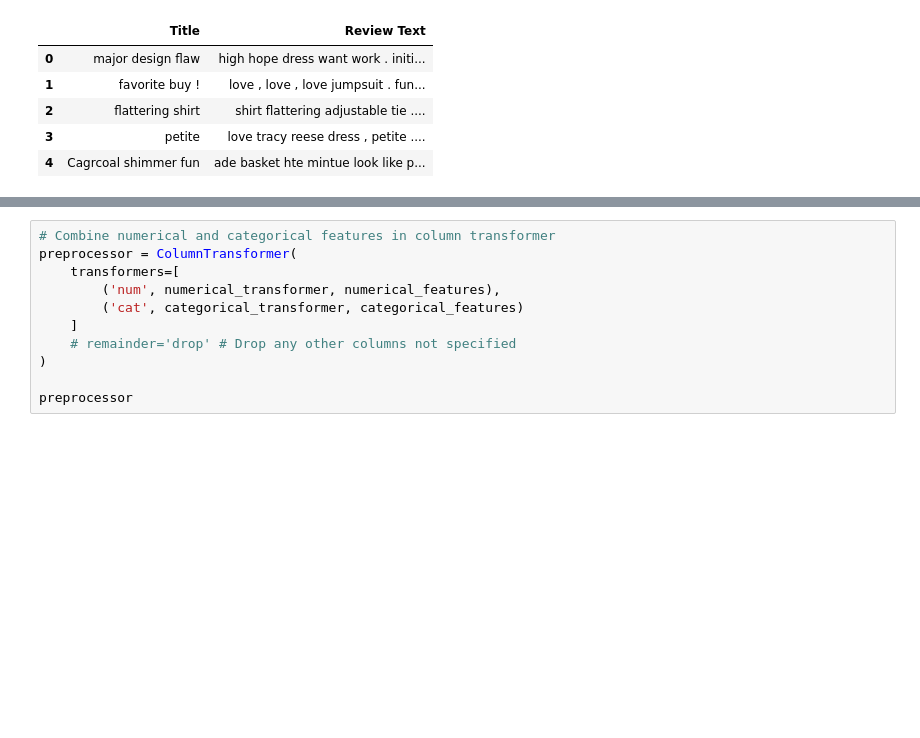
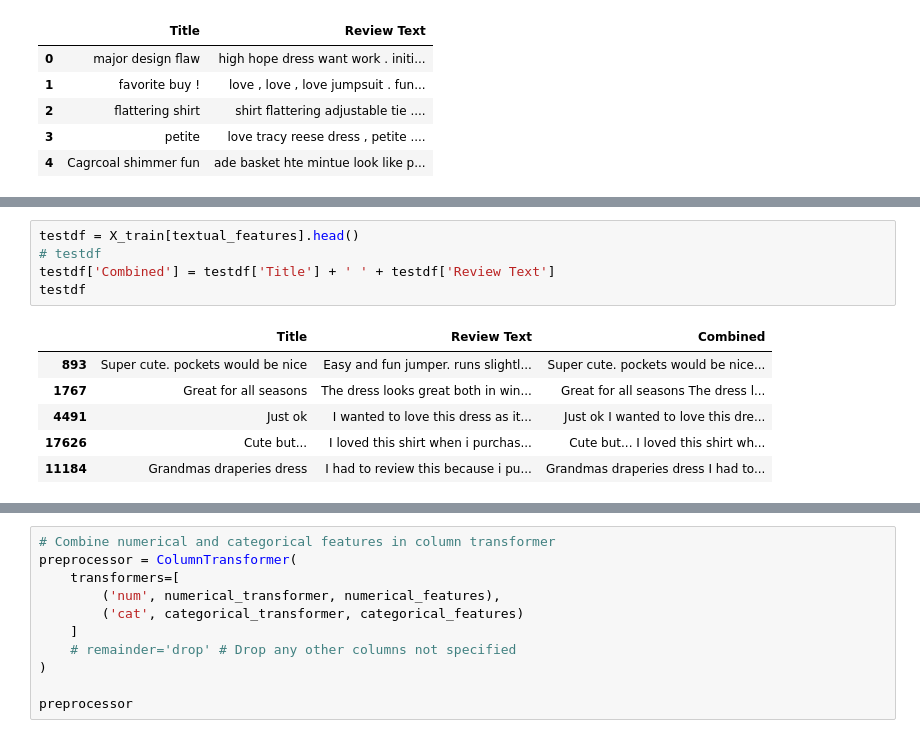
Before and after one commit to norrateng/dsnd-pipelines-project, a Jupyter notebook: starter/starter.ipynb, the cells around one changed output, grey strips where cells are left out. Saved outputs shown, nothing was run; the diff lists cells and outputs as text; blank space fills up the shorter version.

```diff
--- a/starter/starter.ipynb
+++ b/starter/starter.ipynb
@@ -574,0 +674,12 @@ TypeError: __init__() missing 1 required positional argument: 'character'
+# %%
+testdf = X_train[textual_features].head()
+# testdf
+testdf['Combined'] = testdf['Title'] + ' ' + testdf['Review Text']
+testdf
+# %% [output]
+|  | Title | Review Text | Combined |
+| 893 | Super cute. pockets would be nice | Easy and fun jumper. runs slightl... | Super cute. pockets would be nice... |
+| 1767 | Great for all seasons | The dress looks great both in win... | Great for all seasons The dress l... |
+| 4491 | Just ok | I wanted to love this dress as it... | Just ok I wanted to love this dre... |
+| 17626 | Cute but... | I loved this shirt when i purchas... | Cute but... I loved this shirt wh... |
+| 11184 | Grandmas draperies dress | I had to review this because i pu... | Grandmas draperies dress I had to... |
```
Also changed, not shown: parts of 13 cells of this notebook.
